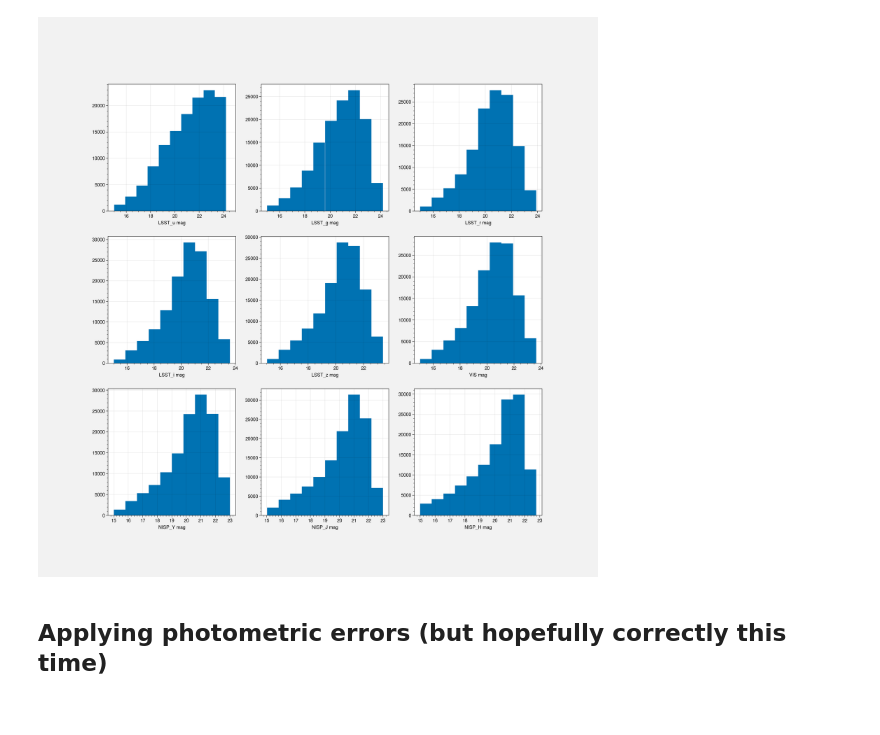
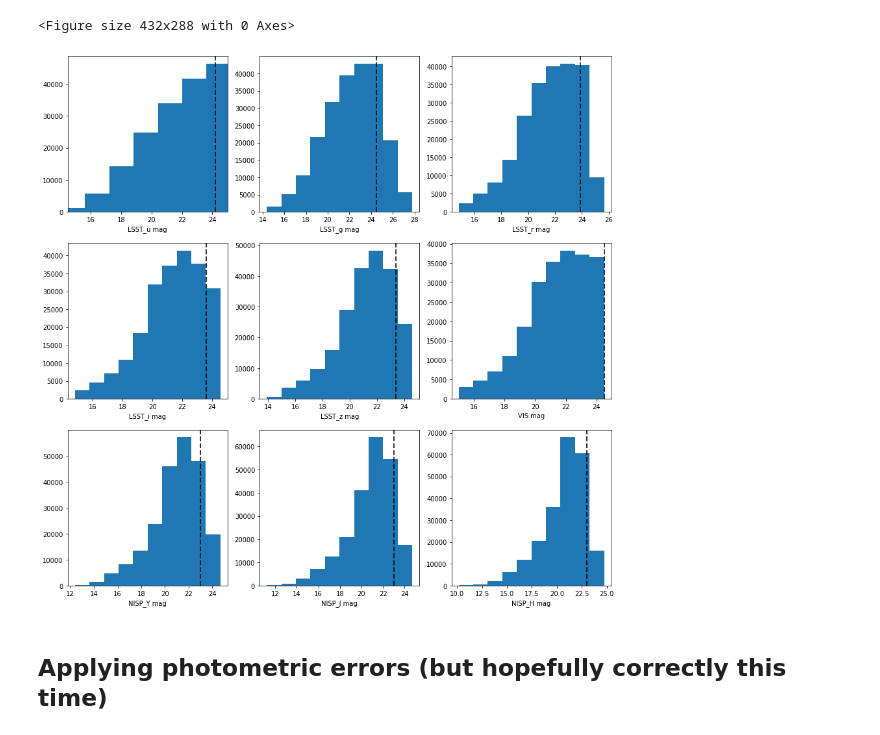
Before and after one commit to cjscullion/galaxy-properties-euclid, a Jupyter notebook: hzmass_2/create-catalogues_2.ipynb, the cells around one changed output. Drawn from its saved outputs; the diff is of its cells as text; code cells hidden in the pictures.

```diff
--- a/hzmass_2/create-catalogues_2.ipynb
+++ b/hzmass_2/create-catalogues_2.ipynb
@@ -46,15 +80,15 @@ observable_df = observable_df[
 # %%
-observable_df = observable_df[
-                              (observable_df['NISP_Y'] > 15)
-                            & (observable_df['NISP_J'] > 15)
-                            & (observable_df['NISP_H'] > 15)
-                            & (observable_df['LSST_u'] > 15)
-                            & (observable_df['LSST_g'] > 15)
-                            & (observable_df['LSST_r'] > 15)
-                            & (observable_df['LSST_i'] > 15)
-                            & (observable_df['LSST_z'] > 15)
-                            & (observable_df['VIS'] > 15)
-                            ]
+#condmin = (observable_df['NISP_Y'] > 15)
+#        & (observable_df['NISP_J'] > 15)
+#        & (observable_df['NISP_H'] > 15)
+#        & (observable_df['LSST_u'] > 15)
+#        & (observable_df['LSST_g'] > 15)
+#        & (observable_df['LSST_r'] > 15)
+#        & (observable_df['LSST_i'] > 15)
+#        & (observable_df['LSST_z'] > 15)
+#        & (observable_df['VIS'] > 15)
+condmin = (observable_df['VIS'] > 15)
+observable_df = observable_df[condmin]
 # %%
 observable_df
 # %% [output]
@@ -74,45 +108,57 @@ observable_df
 # %%
+plt.clf()
 plt.figure(figsize=(15,15))
 plt.subplot(331)
 plt.hist(observable_df['LSST_u'])
 plt.xlabel('LSST_u mag')
+plt.axvline(x=limiting_mags.get('LSST_u'),color='black',linestyle='--',linewidth=2, alpha=0.8)
 plt.xlim([14.5, 25])
 
 plt.subplot(332)
 plt.hist(observable_df['LSST_g'])
+plt.axvline(x=limiting_mags.get('LSST_g'),color='black',linestyle='--',linewidth=2, alpha=0.8)
 plt.xlabel('LSST_g mag')
 
 plt.subplot(333)
 plt.hist(observable_df['LSST_r'])
+plt.axvline(x=limiting_mags.get('LSST_r'),color='black',linestyle='--',linewidth=2, alpha=0.8)
 plt.xlabel('LSST_r mag')
 
 plt.subplot(334)
 plt.hist(observable_df['LSST_i'])
+plt.axvline(x=limiting_mags.get('LSST_i'),color='black',linestyle='--',linewidth=2, alpha=0.8)
 plt.xlabel('LSST_i mag')
 
 plt.subplot(335)
 plt.hist(observable_df['LSST_z'])
+plt.axvline(x=limiting_mags.get('LSST_z'),color='black',linestyle='--',linewidth=2, alpha=0.8)
 plt.xlabel('LSST_z mag')
 
 plt.subplot(336)
 plt.hist(observable_df['VIS'])
+plt.axvline(x=limiting_mags.get('VIS'),color='black',linestyle='--',linewidth=2, alpha=0.8)
 plt.xlabel('VIS mag')
 
 plt.subplot(337)
 plt.hist(observable_df['NISP_Y'])
+plt.axvline(x=limiting_mags.get('NISP_Y'),color='black',linestyle='--',linewidth=2, alpha=0.8)
 plt.xlabel('NISP_Y mag')
 
 plt.subplot(338)
 plt.hist(observable_df['NISP_J'])
+plt.axvline(x=limiting_mags.get('NISP_J'),color='black',linestyle='--',linewidth=2, alpha=0.8)
 plt.xlabel('NISP_J mag')
 
 plt.subplot(339)
 plt.hist(observable_df['NISP_H'])
+plt.axvline(x=limiting_mags.get('NISP_H'),color='black',linestyle='--',linewidth=2, alpha=0.8)
 plt.xlabel('NISP_H mag')
 
+plt.show()
 #plt.savefig('mags_hist.png', format='png', dpi=250)
 # %% [output]
+<Figure size 432x288 with 0 Axes>
-[figure, old version]
+[figure, new version]
 # %% [markdown]
 ## Applying photometric errors (but hopefully correctly this time)
 # %% [markdown]
```
Also changed, not shown: parts of 24 cells of this notebook, 1 other file.
